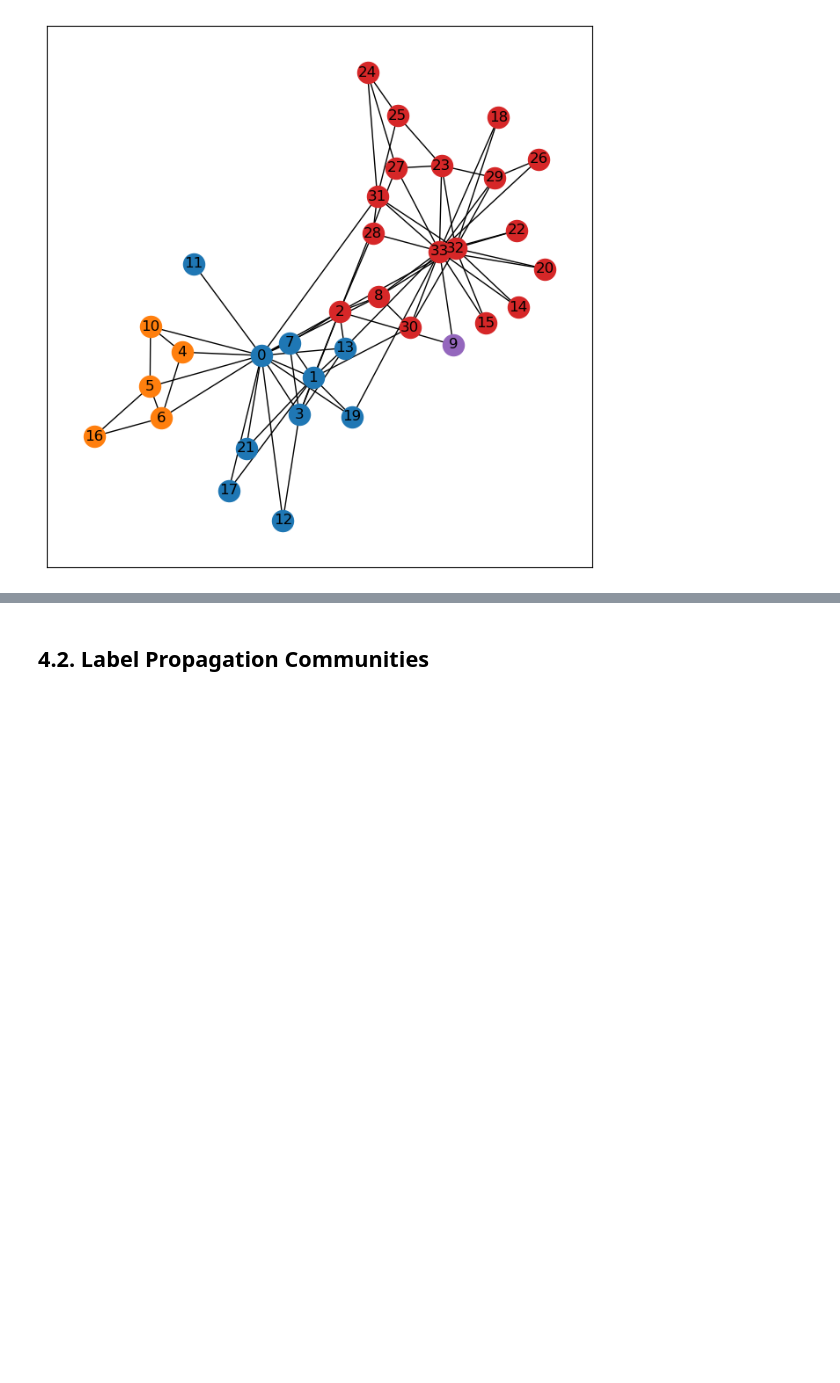
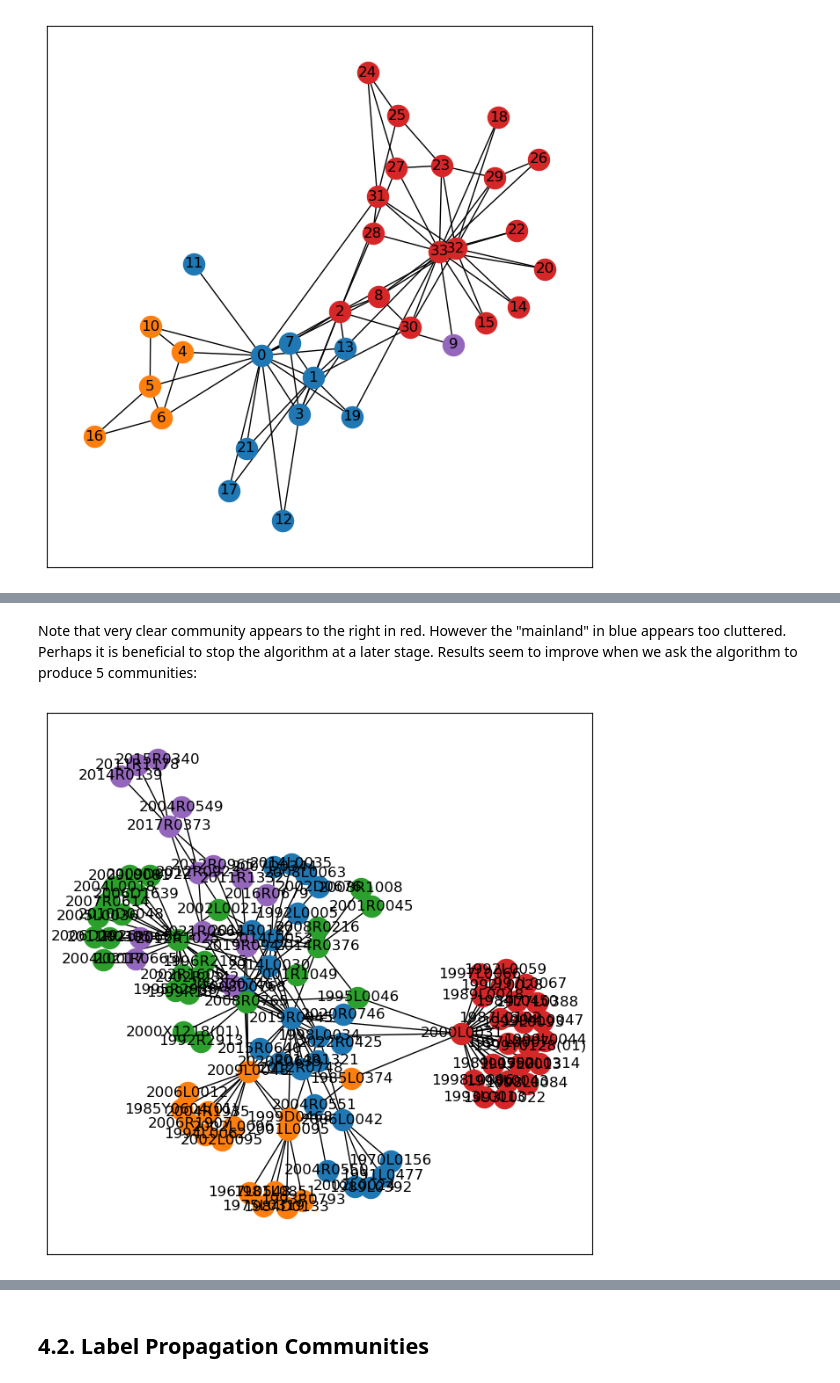
Before and after one commit to maastrichtlawtech/legalnetworkanalysis_textbook, a Jupyter notebook: Chapter_4_Communities.ipynb, the cells around one changed output, grey strips where cells are left out. Cells and saved outputs as stored; diff of their text form; code cells hidden in the pictures; blank space fills up the shorter version.

```diff
--- a/Chapter_4_Communities.ipynb
+++ b/Chapter_4_Communities.ipynb
@@ -118,0 +141,22 @@ nx.draw_networkx_edges(g_karate, pos=pos)
+# %% [markdown]
+Note that very clear community appears to the right in red. However the "mainland" in blue appears too cluttered. Perhaps it is beneficial to stop the algorithm at a later stage. Results seem to improve when we ask the algorithm to produce 5 communities:
+# %%
+g_drones = load_graph_from_json("data/drone_laws/g_dronelaws_2.json")
+g_drones = nx.to_undirected(g_drones)
+gn_iterator = nx.algorithms.community.girvan_newman(g_drones)
+gn_communities = []
+for i in range(0,4):
+    temp = next(gn_iterator)
+    gn_communities.append(temp)
+
+plt.figure(figsize=(8,8))
+pos = nx.spring_layout(g_drones, seed =123)
+nx.draw_networkx_nodes(g_drones, pos=pos, nodelist=list(gn_communities[3][0]), node_color="tab:blue")
+nx.draw_networkx_nodes(g_drones, pos=pos, nodelist=list(gn_communities[3][1]), node_color="tab:red")
+nx.draw_networkx_nodes(g_drones, pos=pos, nodelist=list(gn_communities[3][2]), node_color="tab:green")
+nx.draw_networkx_nodes(g_drones, pos=pos, nodelist=list(gn_communities[3][3]), node_color="tab:orange")
+nx.draw_networkx_nodes(g_drones, pos=pos, nodelist=list(gn_communities[3][4]), node_color="tab:purple")
+nx.draw_networkx_labels(g_drones, pos=pos)
+nx.draw_networkx_edges(g_drones, pos=pos);
+# %% [output]
+[figure, added]
```
Also changed, not shown: parts of 17 cells of this notebook.
